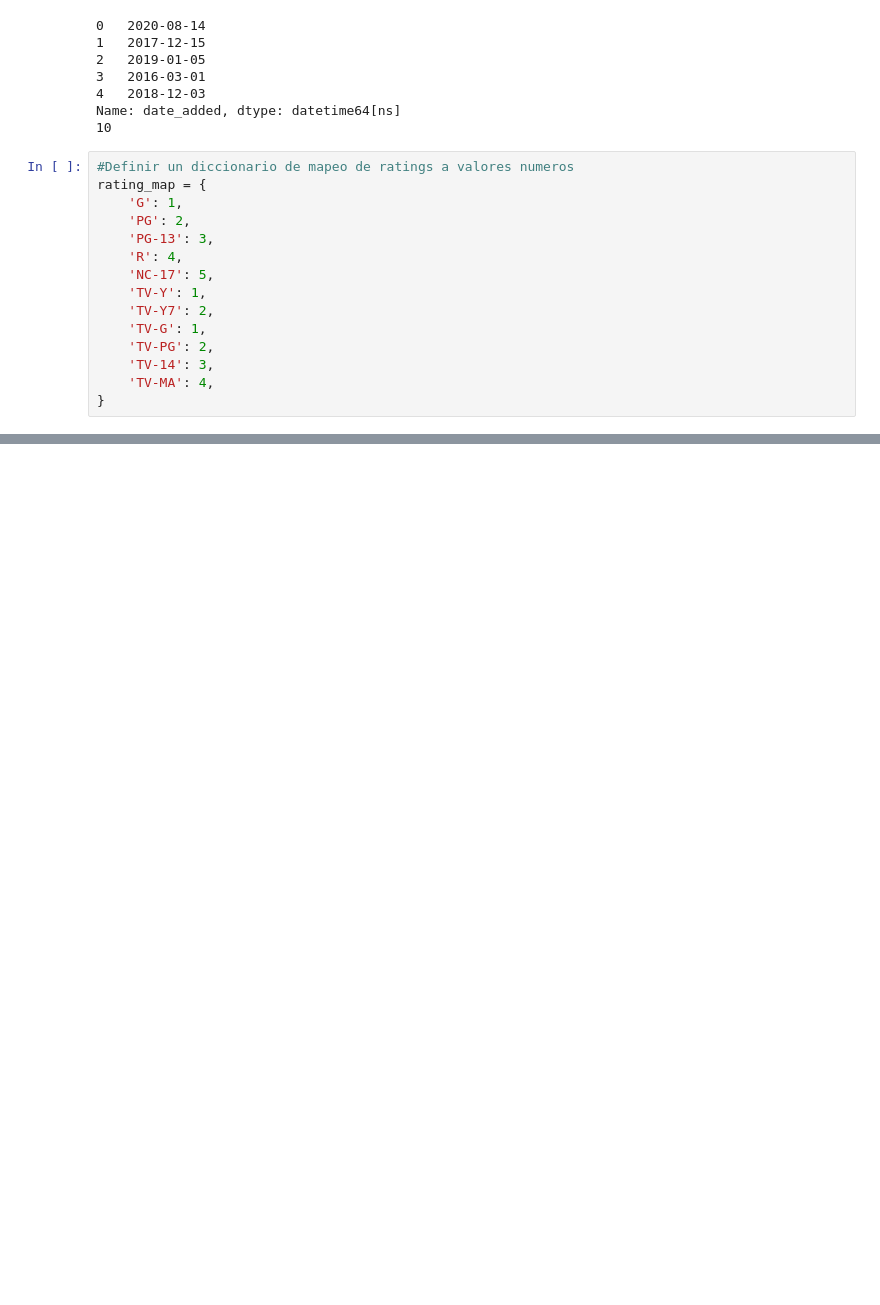
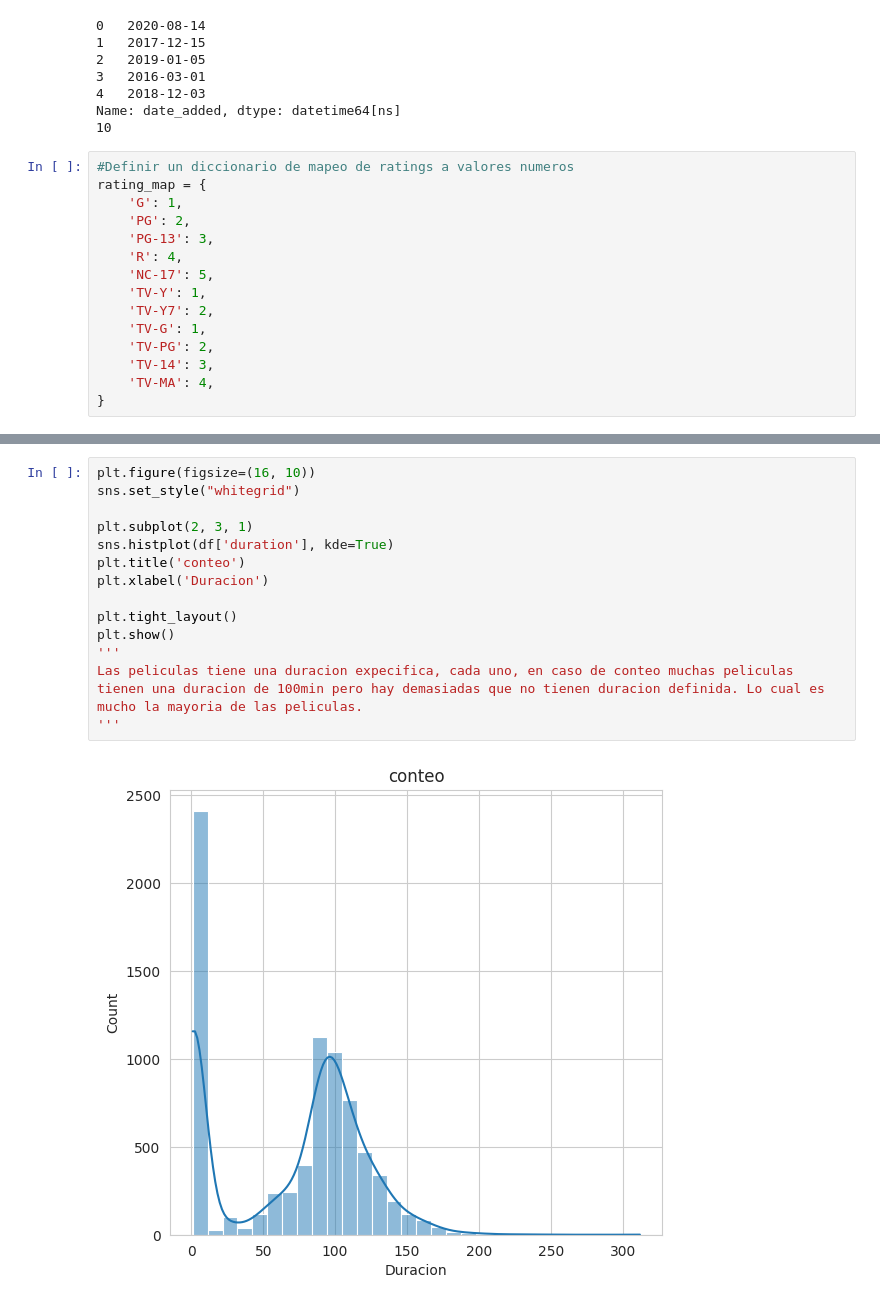
Before and after one commit to DanteRobert1/Optativa_Liz_Uaa, a Jupyter notebook: BD_Netflix.ipynb, the cells around one changed output, grey strips where cells are left out. Cells and saved outputs as stored; diff of their text form; blank space fills up the shorter version.

```diff
--- a/BD_Netflix.ipynb
+++ b/BD_Netflix.ipynb
@@ -157,0 +288,16 @@ max     2021.000000   312.000000        5.000000
+# %%
+plt.figure(figsize=(16, 10))
+sns.set_style("whitegrid")
+
+plt.subplot(2, 3, 1)
+sns.histplot(df['duration'], kde=True)
+plt.title('conteo')
+plt.xlabel('Duracion')
+
+plt.tight_layout()
+plt.show()
+'''
+Las peliculas tiene una duracion expecifica, cada uno, en caso de conteo muchas peliculas tienen una duracion de 100min pero hay demasiadas que no tienen duracion definida. Lo cual es mucho la mayoria de las peliculas.
+'''
+# %% [output]
+[figure, added]
```
Also changed, not shown: parts of 19 cells of this notebook.
